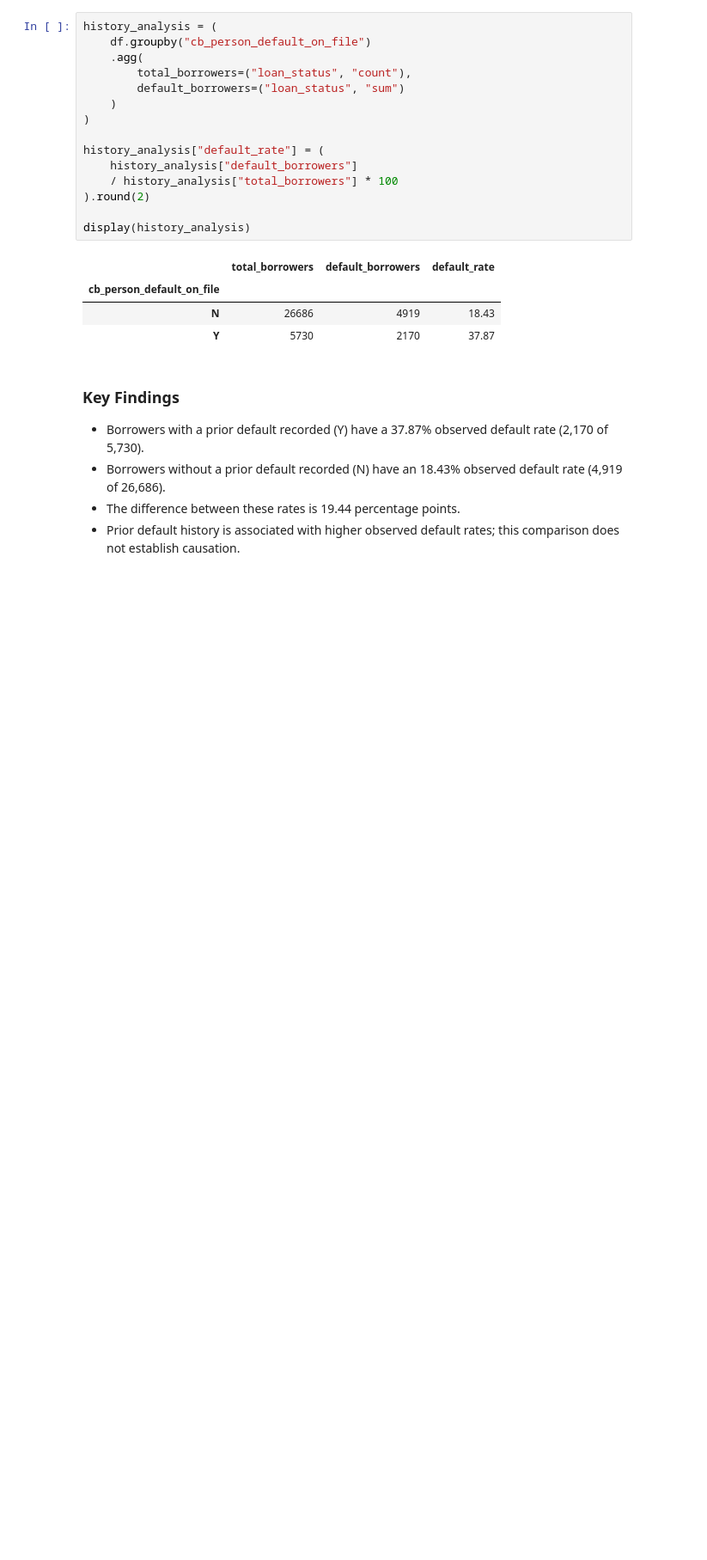
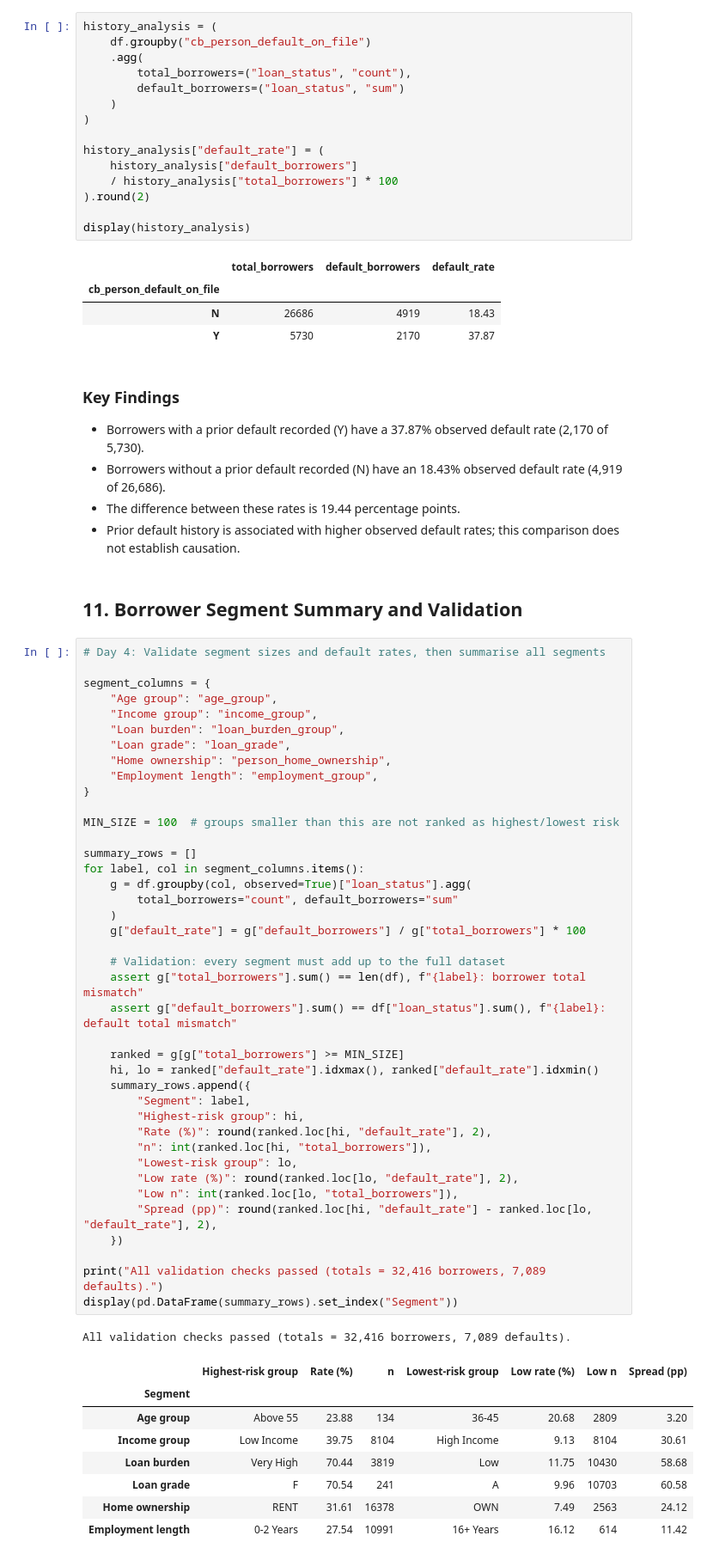
Before and after one commit to pujansonani/axlero-data-analytics, a Jupyter notebook: member2_week3_advanced_eda_bi/notebooks/week3_advanced_eda_bi.ipynb, the cells around one changed output. Shown at 86% size. Drawn from its saved outputs; the diff is of its cells as text; blank space fills up the shorter version.

```diff
--- a/member2_week3_advanced_eda_bi/notebooks/week3_advanced_eda_bi.ipynb
+++ b/member2_week3_advanced_eda_bi/notebooks/week3_advanced_eda_bi.ipynb
@@ -871,3 +871,55 @@ display(history_analysis)
 - Borrowers without a prior default recorded (N) have an 18.43% observed default rate (4,919 of 26,686).
 - The difference between these rates is 19.44 percentage points.
 - Prior default history is associated with higher observed default rates; this comparison does not establish causation.
+# %% [markdown]
+## 11. Borrower Segment Summary and Validation
+# %%
+# Day 4: Validate segment sizes and default rates, then summarise all segments
+
+segment_columns = {
+    "Age group": "age_group",
+    "Income group": "income_group",
+    "Loan burden": "loan_burden_group",
+    "Loan grade": "loan_grade",
+    "Home ownership": "person_home_ownership",
+    "Employment length": "employment_group",
+}
+
+MIN_SIZE = 100  # groups smaller than this are not ranked as highest/lowest risk
+
+summary_rows = []
+for label, col in segment_columns.items():
+    g = df.groupby(col, observed=True)["loan_status"].agg(
+        total_borrowers="count", default_borrowers="sum"
+    )
+    g["default_rate"] = g["default_borrowers"] / g["total_borrowers"] * 100
+
+    # Validation: every segment must add up to the full dataset
+    assert g["total_borrowers"].sum() == len(df), f"{label}: borrower total mismatch"
+    assert g["default_borrowers"].sum() == df["loan_status"].sum(), f"{label}: default total mismatch"
+
+    ranked = g[g["total_borrowers"] >= MIN_SIZE]
+    hi, lo = ranked["default_rate"].idxmax(), ranked["default_rate"].idxmin()
+    summary_rows.append({
+        "Segment": label,
+        "Highest-risk group": hi,
+        "Rate (%)": round(ranked.loc[hi, "default_rate"], 2),
+        "n": int(ranked.loc[hi, "total_borrowers"]),
+        "Lowest-risk group": lo,
+        "Low rate (%)": round(ranked.loc[lo, "default_rate"], 2),
+        "Low n": int(ranked.loc[lo, "total_borrowers"]),
+        "Spread (pp)": round(ranked.loc[hi, "default_rate"] - ranked.loc[lo, "default_rate"], 2),
+    })
+
+print("All validation checks passed (totals = 32,416 borrowers, 7,089 defaults).")
+display(pd.DataFrame(summary_rows).set_index("Segment"))
+# %% [output]
+All validation checks passed (totals = 32,416 borrowers, 7,089 defaults).
+|  | Highest-risk group | Rate (%) | n | Lowest-risk group | Low rate (%) | Low n | Spread (pp) |
+| Segment |  |  |  |  |  |  |  |
+| Age group | Above 55 | 23.88 | 134 | 36-45 | 20.68 | 2809 | 3.20 |
+| Income group | Low Income | 39.75 | 8104 | High Income | 9.13 | 8104 | 30.61 |
+| Loan burden | Very High | 70.44 | 3819 | Low | 11.75 | 10430 | 58.68 |
+| Loan grade | F | 70.54 | 241 | A | 9.96 | 10703 | 60.58 |
+| Home ownership | RENT | 31.61 | 16378 | OWN | 7.49 | 2563 | 24.12 |
+| Employment length | 0-2 Years | 27.54 | 10991 | 16+ Years | 16.12 | 614 | 11.42 |
```
Also changed, not shown: parts of 12 cells of this notebook, 1 other file.
